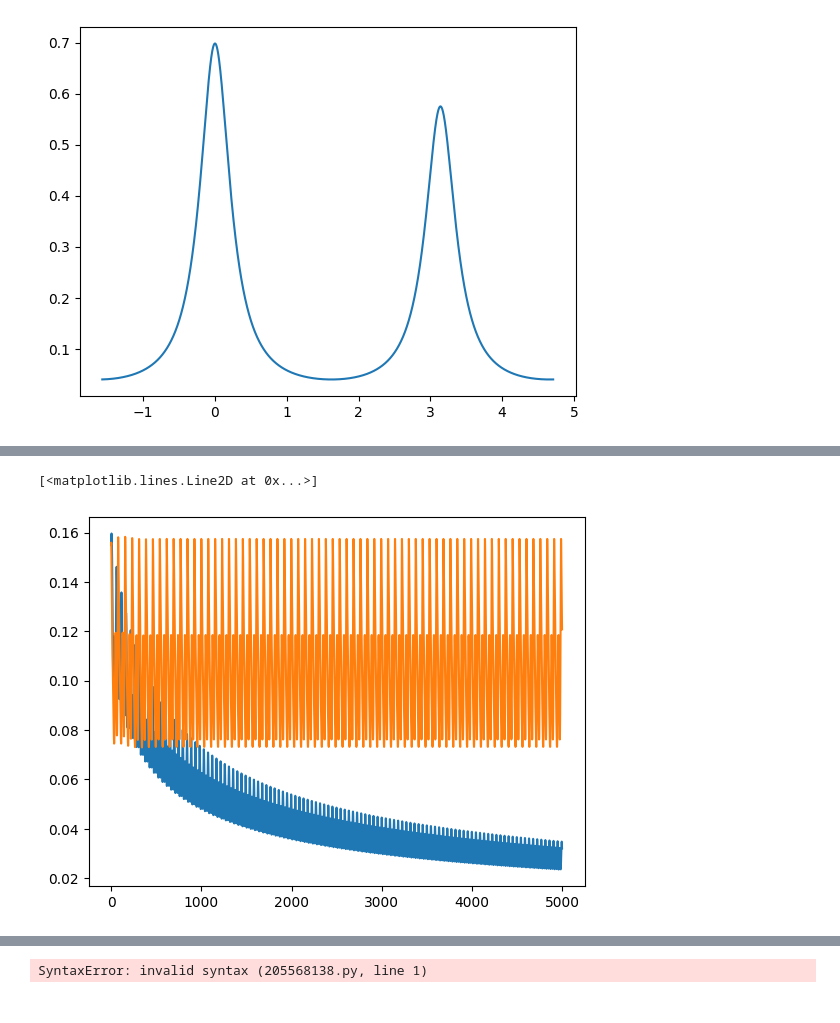
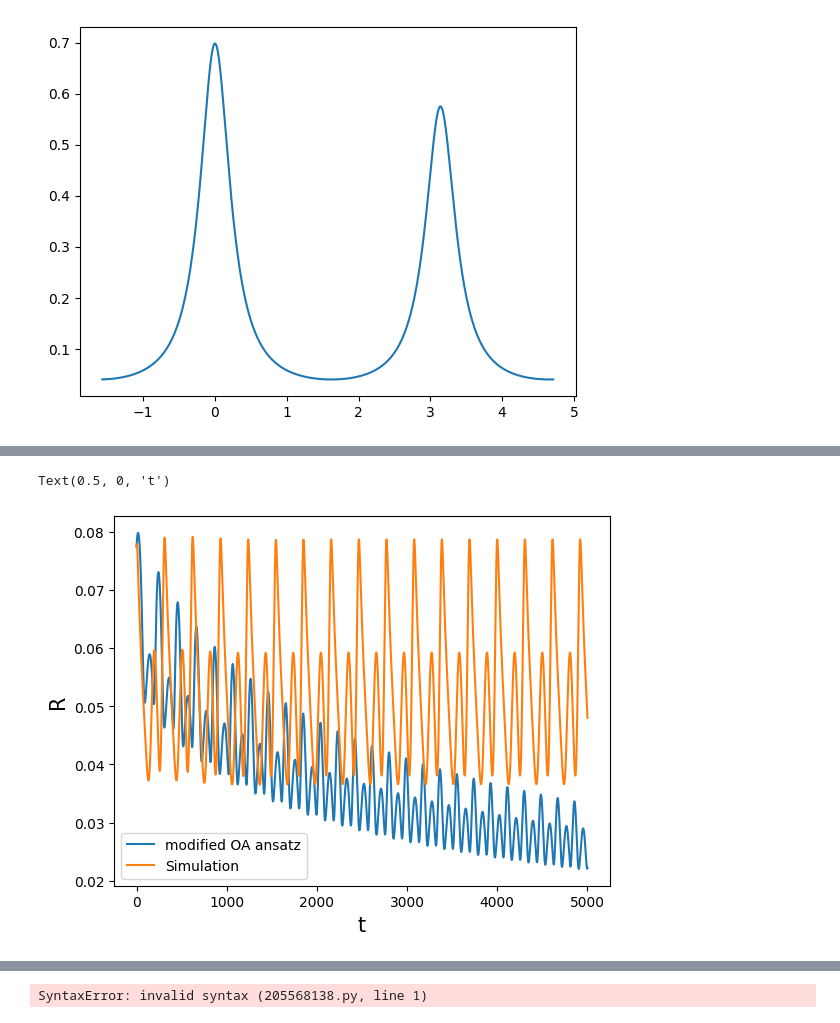
Before and after one commit to Gug-Young/Active_Rotator, a Jupyter notebook: 240816 Check with MF.ipynb, the cells around one changed output, grey strips where cells are left out. Saved outputs shown, nothing was run; the diff lists cells and outputs as text; code cells hidden in the pictures.

```diff
--- a/240816 Check with MF.ipynb
+++ b/240816 Check with MF.ipynb
@@ -322,11 +322,16 @@ def Kuramoto_MF_CHIMERA(Theta,t,Na,Nb,beta,alpha,K):
 # eta1 = 0.2
 # eta2 = 0.05
 
+# alpha = 1.0
+# beta = 0.3
+# eta1 = 0.2
+# eta2 = 0.1
+
+
 alpha = 1.2
 beta = 0.8
-eta1 = 0.4
-eta2 = 0.2
-
+eta1 = 0.2
+eta2 = 0.1
 
 args = beta,alpha,eta1,eta2
 # %%
@@ -618,8 +647,13 @@ Q2_S = Q2_S[num-1]
 # %%
-plt.plot(t,R2s)
-plt.plot(t,R2_S)
+
+
+plt.plot(t,R2s,label='modified OA ansatz')
+plt.plot(t,R2_S,label='Simulation')
+plt.legend()
+plt.ylabel('R',fontsize=15)
+plt.xlabel('t',fontsize=15)
 # plt.xlim(3000,3500)
 # %% [output]
-[<matplotlib.lines.Line2D at 0x...>]
+Text(0.5, 0, 't')
-[figure, old version]
+[figure, new version]
 # %%
```
Also changed, not shown: parts of 40 cells of this notebook, 2 other files.
